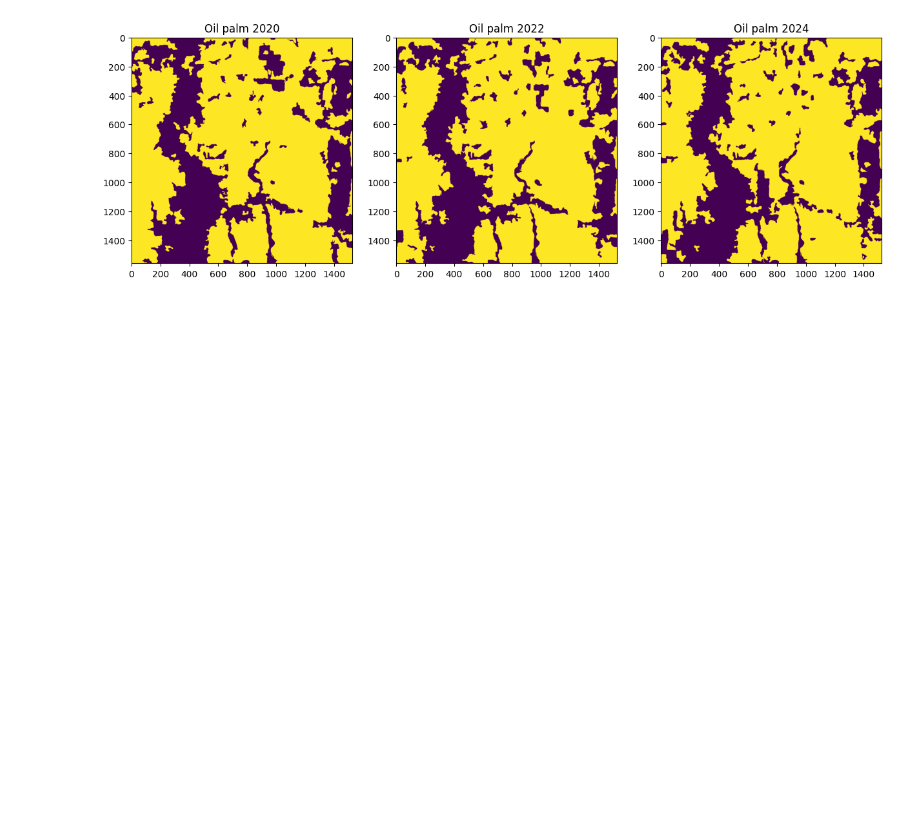
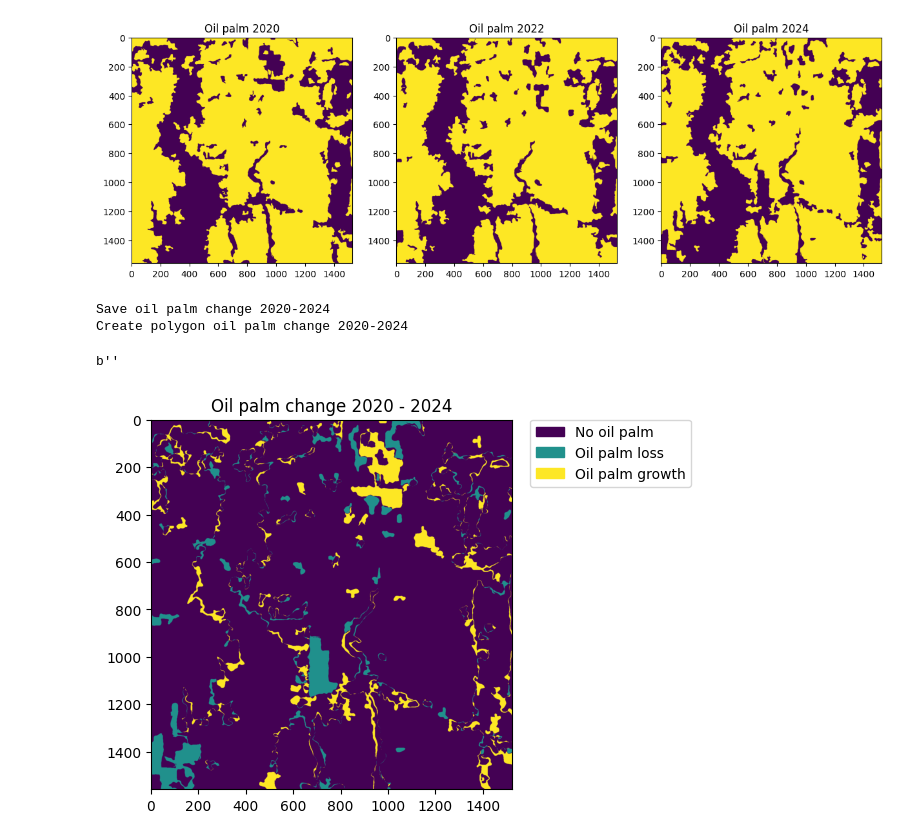
Before and after one commit to ramiqcom/remote-sensing-python, a Jupyter notebook: notebook/oil_palm_mapping_s1/notebook.ipynb, the cells around one changed output. Saved outputs shown, nothing was run; the diff lists cells and outputs as text; code cells hidden in the pictures; blank space fills up the shorter version.

Commit message:
oil palm change

```diff
--- a/notebook/oil_palm_mapping_s1/notebook.ipynb
+++ b/notebook/oil_palm_mapping_s1/notebook.ipynb
@@ -265,24 +266,54 @@ Create polygon oil palm 2024
 [figure]
 # %%
 # Oil palm cover changes
-oil_palm_2020, oil_palm_2022, oil_palm_2024 = [dict_image["oil_palm"] for dict_image in images_s1]
+oil_palm_2020, oil_palm_2022, oil_palm_2024 = [
+    dict_image["oil_palm"] for dict_image in images_s1
+]
 oil_palm_changes = np.zeros(shape, dtype="uint8")
 oil_palm_changes[~oil_palm_2020 & ~oil_palm_2024] = 0
 oil_palm_changes[oil_palm_2020 & ~oil_palm_2024] = 1
 oil_palm_changes[~oil_palm_2020 & oil_palm_2024] = 2
 
-plt.title("Oil palm change")
+plt.title("Oil palm change 2020 - 2024")
 im = plt.imshow(oil_palm_changes)
 
 # get the colors of the values, according to the
 # colormap used by imshow
 values = [0, 1, 2]
 labels = ["No oil palm", "Oil palm loss", "Oil palm growth"]
 colors = [im.cmap(im.norm(value)) for value in values]
 # create a patch (proxy artist) for every color
-patches = [
-    mpatches.Patch(color=colors[i], label=labels[i])
-    for i in range(len(values))
-]
+patches = [mpatches.Patch(color=colors[i], label=labels[i]) for i in range(len(values))]
 # put those patched as legend-handles into the legend
 plt.legend(handles=patches, bbox_to_anchor=(1.05, 1), loc=2, borderaxespad=0.0)
+
+# Save oil palm change raster
+print("Save oil palm change 2020-2024")
+out_oil_palm_change = "oil_palm_change_2020-2024.tif"
+with rio.open(
+    out_oil_palm_change,
+    "w",
+    "COG",
+    count=1,
+    height=height,
+    width=width,
+    compress="zstd",
+    nodata=0,
+    dtype="uint8",
+    crs="EPSG:4326",
+    transform=transform.from_bounds(*bbox, height=height, width=width),
+) as output:
+    output.write(oil_palm_changes, 1)
+
+# Create oil palm polygon
+print("Create polygon oil palm change 2020-2024")
+out_polygon_oil_palm_change = "oil_palm_change_2020-2024.geojson"
+check_output(
+    f"rio shapes --collection -o {out_polygon_oil_palm_change} {out_oil_palm_change}",
+    shell=True,
+)
+# %% [output]
+Save oil palm change 2020-2024
+Create polygon oil palm change 2020-2024
+b''
+[figure, added]
```
Also changed, not shown: parts of 4 cells of this notebook, 1 other file.
